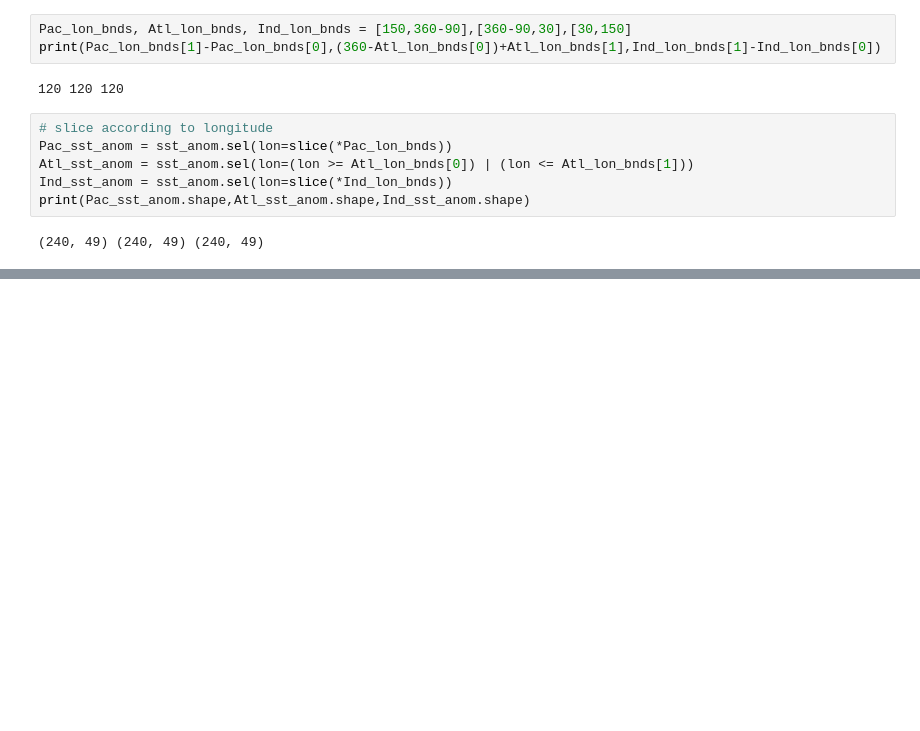
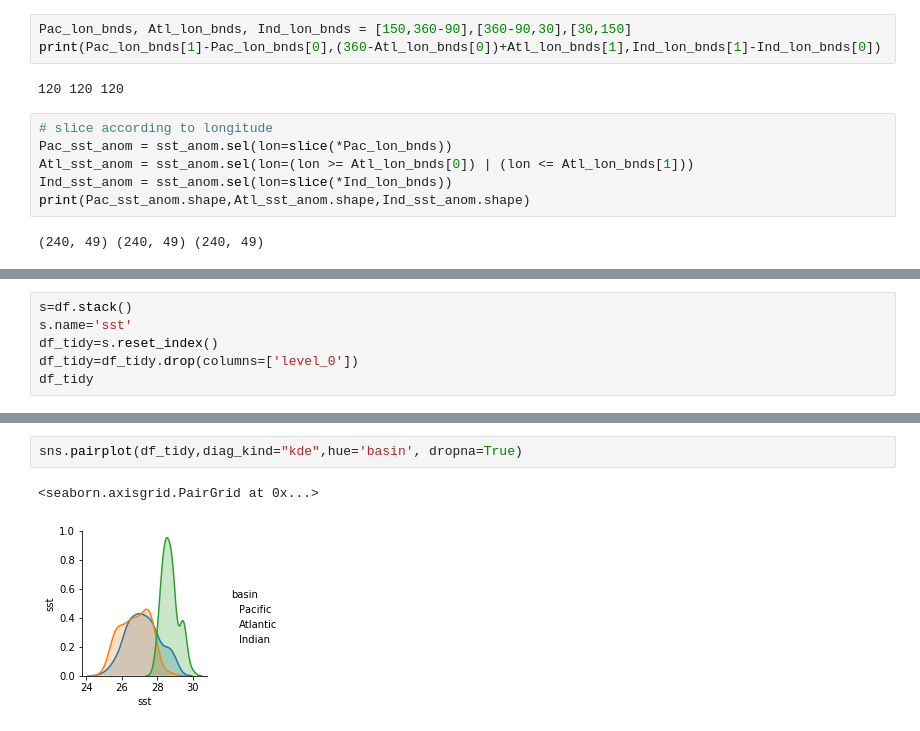
Before and after one commit to sisams/MPO624-2020, a Jupyter notebook: Course_Modules_Topics_Notebooks/covariance_matrix_and_decompositions/ENSO_multiple_variables_scatter_bins.ipynb, the cells around one changed output, grey strips where cells are left out. Drawn from its saved outputs; the diff is of its cells as text; blank space fills up the shorter version.

```diff
--- a/Course_Modules_Topics_Notebooks/covariance_matrix_and_decompositions/ENSO_multiple_variables_scatter_bins.ipynb
+++ b/Course_Modules_Topics_Notebooks/covariance_matrix_and_decompositions/ENSO_multiple_variables_scatter_bins.ipynb
@@ -231,0 +226,6 @@ df
+# %%
+s=df.stack()
+s.name='sst'
+df_tidy=s.reset_index()
+df_tidy=df_tidy.drop(columns=['level_0'])
+df_tidy
@@ -232 +251,6 @@ df
+# %%
+sns.pairplot(df_tidy,diag_kind="kde",hue='basin', dropna=True)
+# %% [output]
+<seaborn.axisgrid.PairGrid at 0x...>
+[figure, added]
 # %%
```
Also changed, not shown: parts of 16 cells of this notebook.
